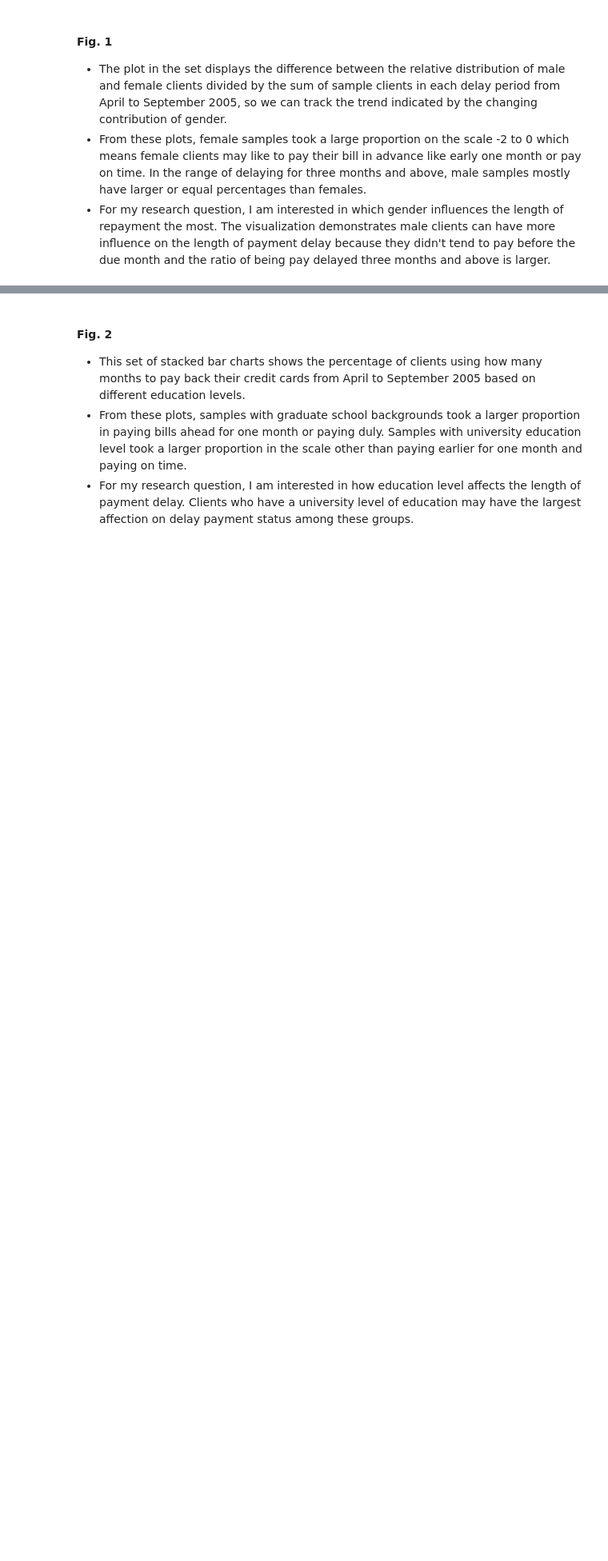
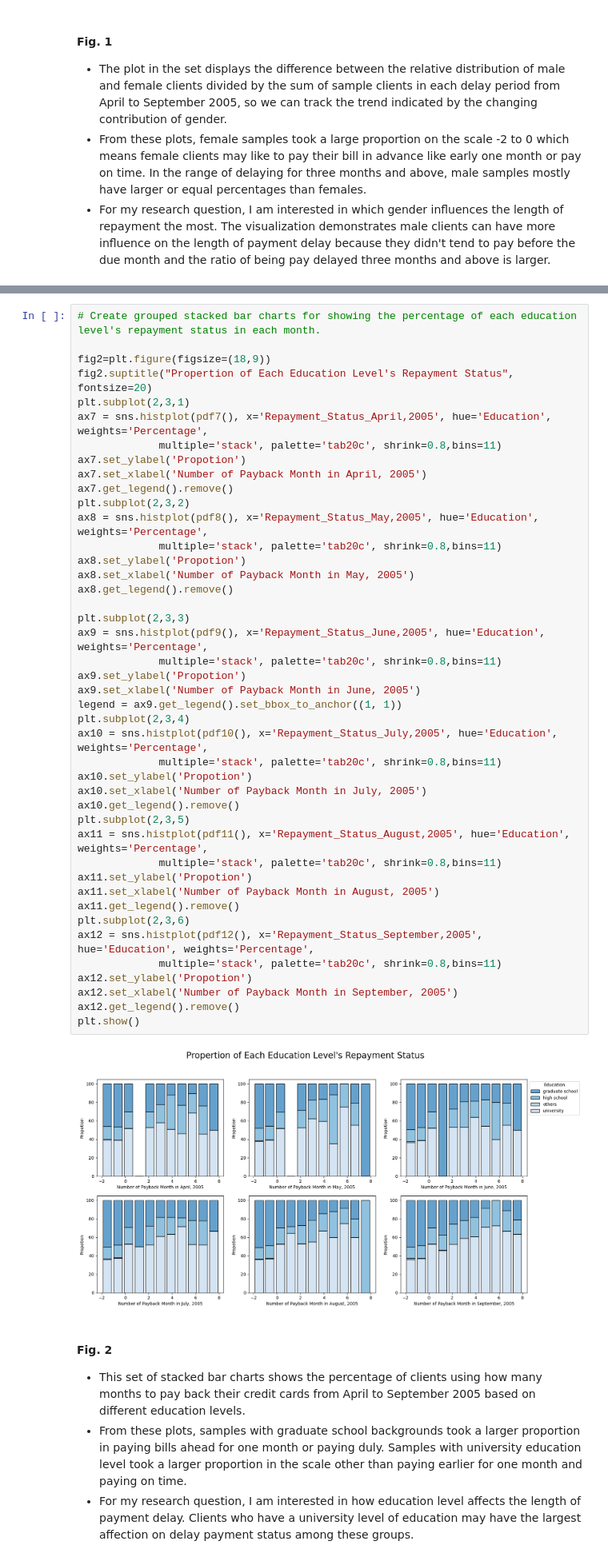
Before and after one commit to ubco-W2022T2-data301/project-group-group27, a Jupyter notebook: analysis/analysis_Remy.ipynb, the cells around one changed output, grey strips where cells are left out. Shown at 80% size. Drawn from its saved outputs; the diff is of its cells as text; blank space fills up the shorter version.

```diff
--- a/analysis/analysis_Remy.ipynb
+++ b/analysis/analysis_Remy.ipynb
@@ -1035,3 +993,48 @@ plt.show()
+# %%
+# Create grouped stacked bar charts for showing the percentage of each education level's repayment status in each month.
+
+fig2=plt.figure(figsize=(18,9))
+fig2.suptitle("Propertion of Each Education Level's Repayment Status", fontsize=20)
+plt.subplot(2,3,1)
+ax7 = sns.histplot(pdf7(), x='Repayment_Status_April,2005', hue='Education', weights='Percentage',
+             multiple='stack', palette='tab20c', shrink=0.8,bins=11)
+ax7.set_ylabel('Propotion')
+ax7.set_xlabel('Number of Payback Month in April, 2005')
+ax7.get_legend().remove()
+plt.subplot(2,3,2)
+ax8 = sns.histplot(pdf8(), x='Repayment_Status_May,2005', hue='Education', weights='Percentage',
+             multiple='stack', palette='tab20c', shrink=0.8,bins=11)
+ax8.set_ylabel('Propotion')
+ax8.set_xlabel('Number of Payback Month in May, 2005')
+ax8.get_legend().remove()
+
+plt.subplot(2,3,3)
+ax9 = sns.histplot(pdf9(), x='Repayment_Status_June,2005', hue='Education', weights='Percentage',
+             multiple='stack', palette='tab20c', shrink=0.8,bins=11)
+ax9.set_ylabel('Propotion')
+ax9.set_xlabel('Number of Payback Month in June, 2005')
+legend = ax9.get_legend().set_bbox_to_anchor((1, 1))
+plt.subplot(2,3,4)
+ax10 = sns.histplot(pdf10(), x='Repayment_Status_July,2005', hue='Education', weights='Percentage',
+             multiple='stack', palette='tab20c', shrink=0.8,bins=11)
+ax10.set_ylabel('Propotion')
+ax10.set_xlabel('Number of Payback Month in July, 2005')
+ax10.get_legend().remove()
+plt.subplot(2,3,5)
+ax11 = sns.histplot(pdf11(), x='Repayment_Status_August,2005', hue='Education', weights='Percentage',
+             multiple='stack', palette='tab20c', shrink=0.8,bins=11)
+ax11.set_ylabel('Propotion')
+ax11.set_xlabel('Number of Payback Month in August, 2005')
+ax11.get_legend().remove()
+plt.subplot(2,3,6)
+ax12 = sns.histplot(pdf12(), x='Repayment_Status_September,2005', hue='Education', weights='Percentage',
+             multiple='stack', palette='tab20c', shrink=0.8,bins=11)
+ax12.set_ylabel('Propotion')
+ax12.set_xlabel('Number of Payback Month in September, 2005')
+ax12.get_legend().remove()
+plt.show()
+# %% [output]
+[figure, added]
 # %% [markdown]
 #### Fig. 2
 - This set of stacked bar charts shows the percentage of clients using how many months to pay back their credit cards from April to September 2005 based on different education levels.
```
Also changed, not shown: parts of 46 cells of this notebook.
